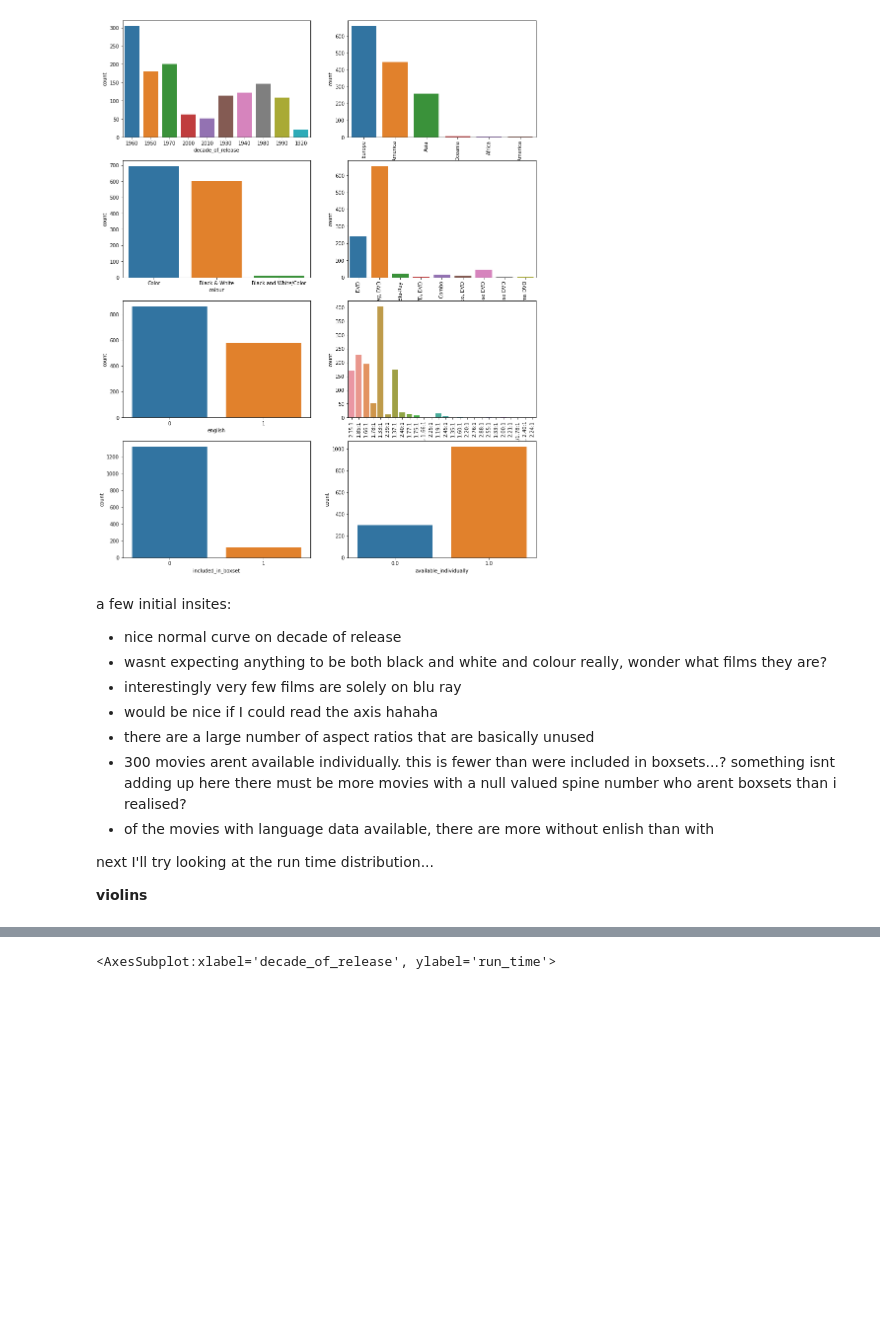
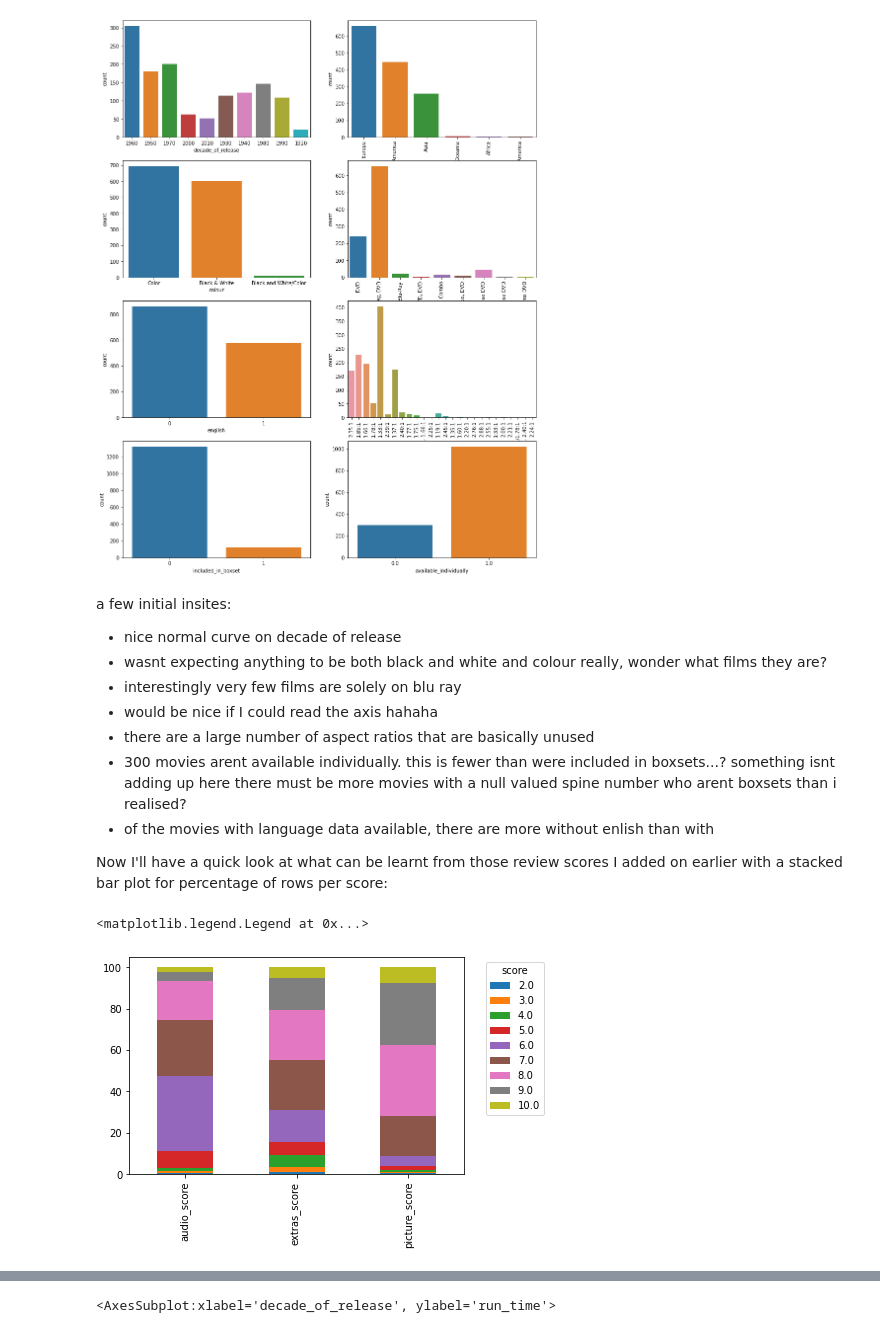
Before and after one commit to JohnStokes228/movie_eda, a Jupyter notebook: criterion_analysis.ipynb, the cells around one changed output, grey strips where cells are left out. Saved outputs shown, nothing was run; the diff lists cells and outputs as text; code cells hidden in the pictures; blank space fills up the shorter version.

Commit message:
added stacked bars for review scores, theyre basically useless though lol

```diff
--- a/criterion_analysis.ipynb
+++ b/criterion_analysis.ipynb
@@ -399,6 +400,21 @@ a few initial insites:
 - 300 movies arent available individually. this is fewer than were included in boxsets...? something isnt adding up here there must be more movies with a null valued spine number who arent boxsets than i realised?
 - of the movies with language data available, there are more without enlish than with
 
-next I'll try looking at the run time distribution...
-
-**violins**
+Now I'll have a quick look at what can be learnt from those review scores I added on earlier with a stacked bar plot for percentage of rows per score:
+# %%
+scores = df[[col for col in df.columns if 'score' in col]].dropna()
+scores = [pd.DataFrame(scores[col].value_counts()).reset_index() for col in scores.columns]
+scores =  reduce(lambda left, right: pd.merge(left, right, on='index'), scores)
+scores.set_index('index', inplace=True)
+
+for col in scores.columns:
+    scores[col] = (scores[col] / scores[col].sum()) * 100
+
+scores = scores.transpose()
+scores = scores.reindex(sorted(scores.columns), axis=1)
+
+scores.plot(kind='bar', stacked=True)
+plt.legend(title='score', bbox_to_anchor=(1.05, 1), loc='upper left')
+# %% [output]
+<matplotlib.legend.Legend at 0x...>
+[figure, added]
```
Also changed, not shown: parts of 3 cells of this notebook.
